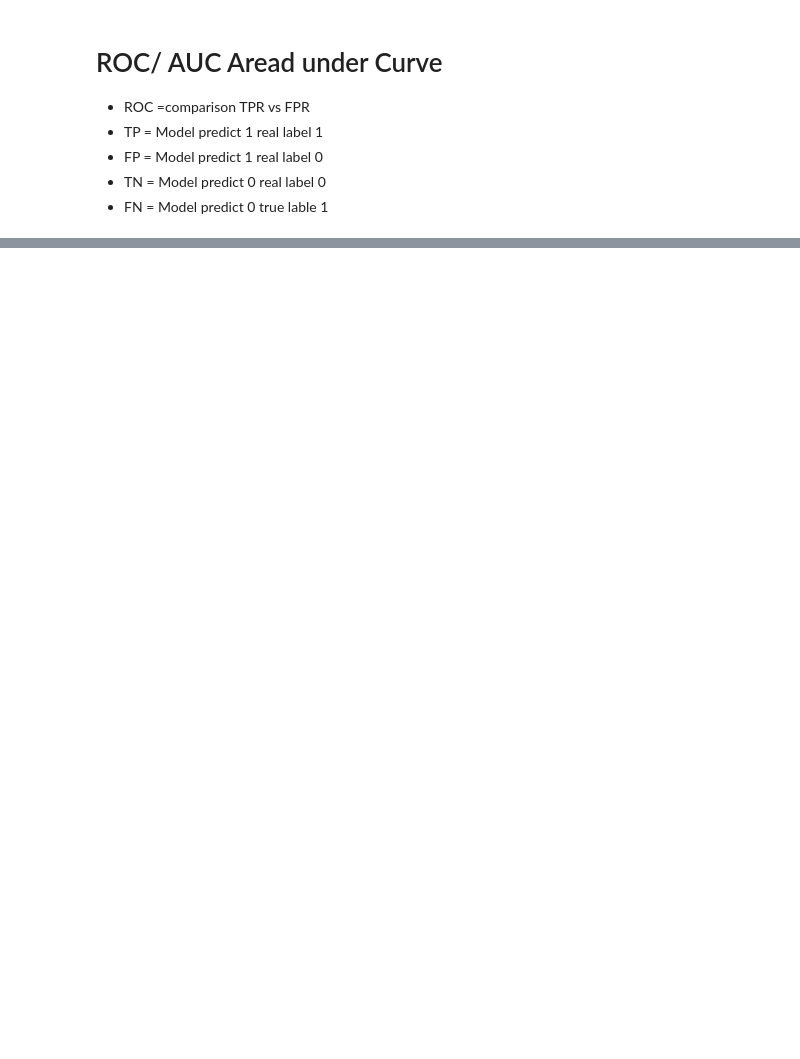
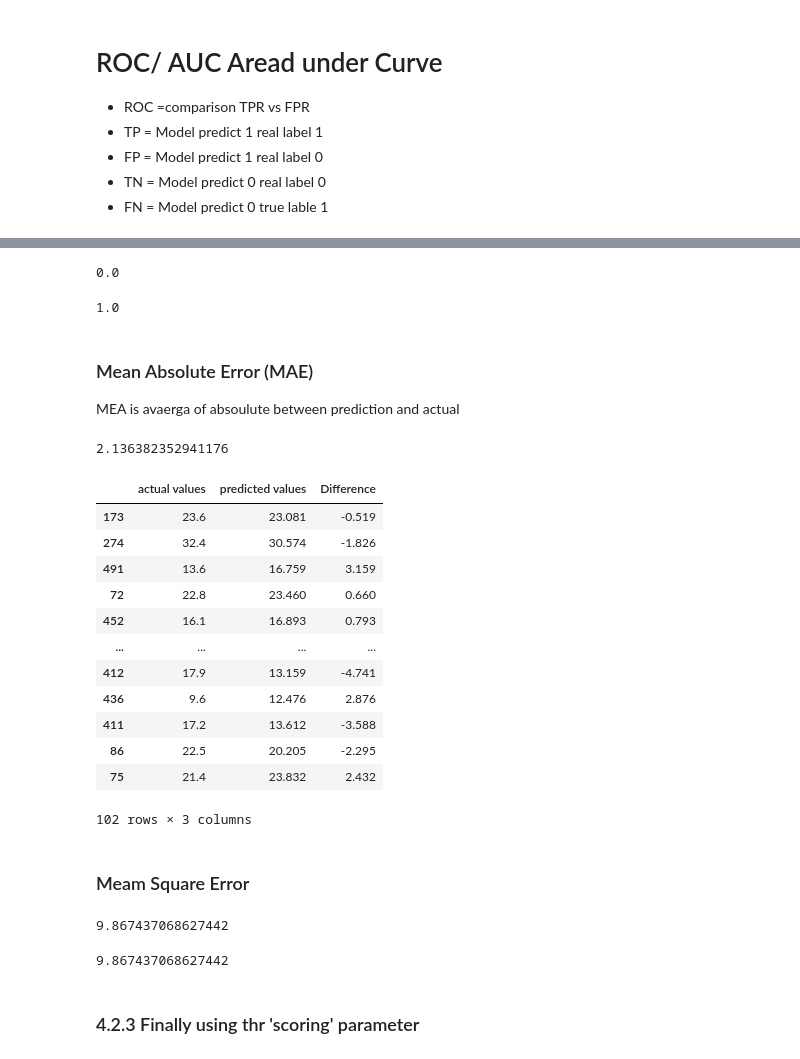
Before and after one commit to omsouravsharma/intro_to_scikit_learn, a Jupyter notebook: Intro_to_scikit_learn.ipynb, the cells around one changed output, grey strips where cells are left out. Saved outputs shown, nothing was run; the diff lists cells and outputs as text; code cells hidden in the pictures; blank space fills up the shorter version.

```diff
--- a/Intro_to_scikit_learn.ipynb
+++ b/Intro_to_scikit_learn.ipynb
@@ -750,0 +1139,14 @@ roc_auc_score(y_test, y_probs_positve)
+# %%
+from sklearn.ensemble import RandomForestRegressor
+
+np.random.seed(42)
+
+X = boston_df.drop("target", axis =1 )
+y = boston_df["target"]
+
+X_train, X_test, y_train, y_test = train_test_split(X, y, test_size=0.2)
+
+model = RandomForestRegressor()
+model.fit(X_train, y_train)
+
+model.score(X_test, y_test)
@@ -750,0 +1180,59 @@ roc_auc_score(y_test, y_probs_positve)
+# %%
+r2_score(y_test, y_test_mean) # How close to prefect prediction
+# %% [output]
+0.0
+# %%
+r2_score(y_test, y_test)
+# %% [output]
+1.0
+# %% [markdown]
+### Mean Absolute Error (MAE)
+
+MEA  is avaerga of absoulute between prediction and actual
+# %%
+from sklearn.metrics import mean_absolute_error
+
+y_preds = model.predict(X_test)
+mea = mean_absolute_error(y_test, y_preds)
+mea
+# %% [output]
+2.136382352941176
+# %%
+df = pd.DataFrame(data={"actual values": y_test,
+                         "predicted values": y_preds})
+# %%
+df["Difference"] = df["predicted values"] - df["actual values"]
+df
+# %% [output]
+|  | actual values | predicted values | Difference |
+| 173 | 23.6 | 23.081 | -0.519 |
+| 274 | 32.4 | 30.574 | -1.826 |
+| 491 | 13.6 | 16.759 | 3.159 |
+| 72 | 22.8 | 23.460 | 0.660 |
+| 452 | 16.1 | 16.893 | 0.793 |
+| ... | ... | ... | ... |
+| 412 | 17.9 | 13.159 | -4.741 |
+| 436 | 9.6 | 12.476 | 2.876 |
+| 411 | 17.2 | 13.612 | -3.588 |
+| 86 | 22.5 | 20.205 | -2.295 |
+| 75 | 21.4 | 23.832 | 2.432 |
+102 rows × 3 columns
+# %% [markdown]
+### Meam Square Error
+# %%
+from sklearn.metrics import mean_squared_error
+
+y_preds = model.predict(X_test)
+mse = mean_squared_error(y_test, y_preds)
+mse
+# %% [output]
+9.867437068627442
+# %%
+# Calculate MSE
+
+squared = np.square(df["Difference"])
+squared.mean()
+# %% [output]
+9.867437068627442
+# %% [markdown]
+### 4.2.3 Finally using thr 'scoring' parameter
```
Also changed, not shown: parts of 90 cells of this notebook.
